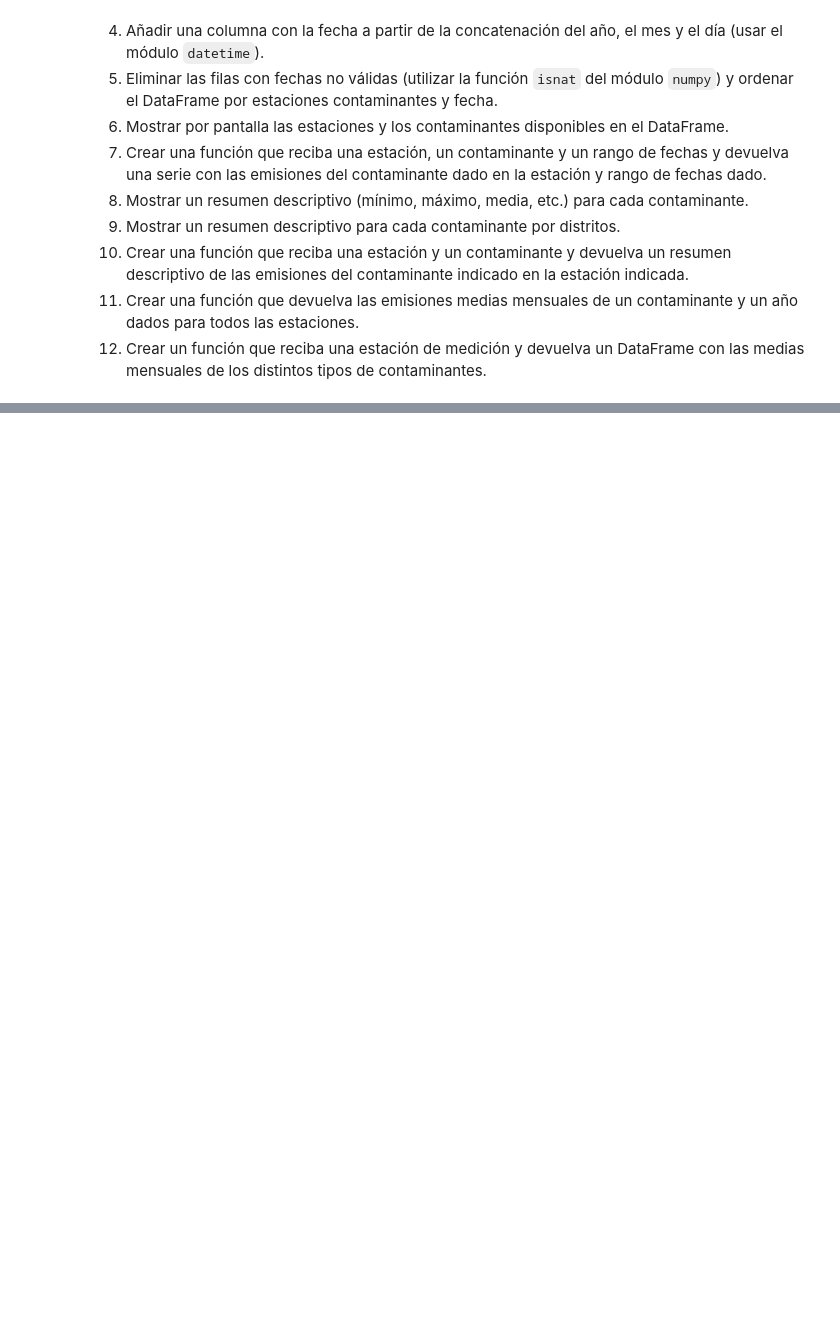
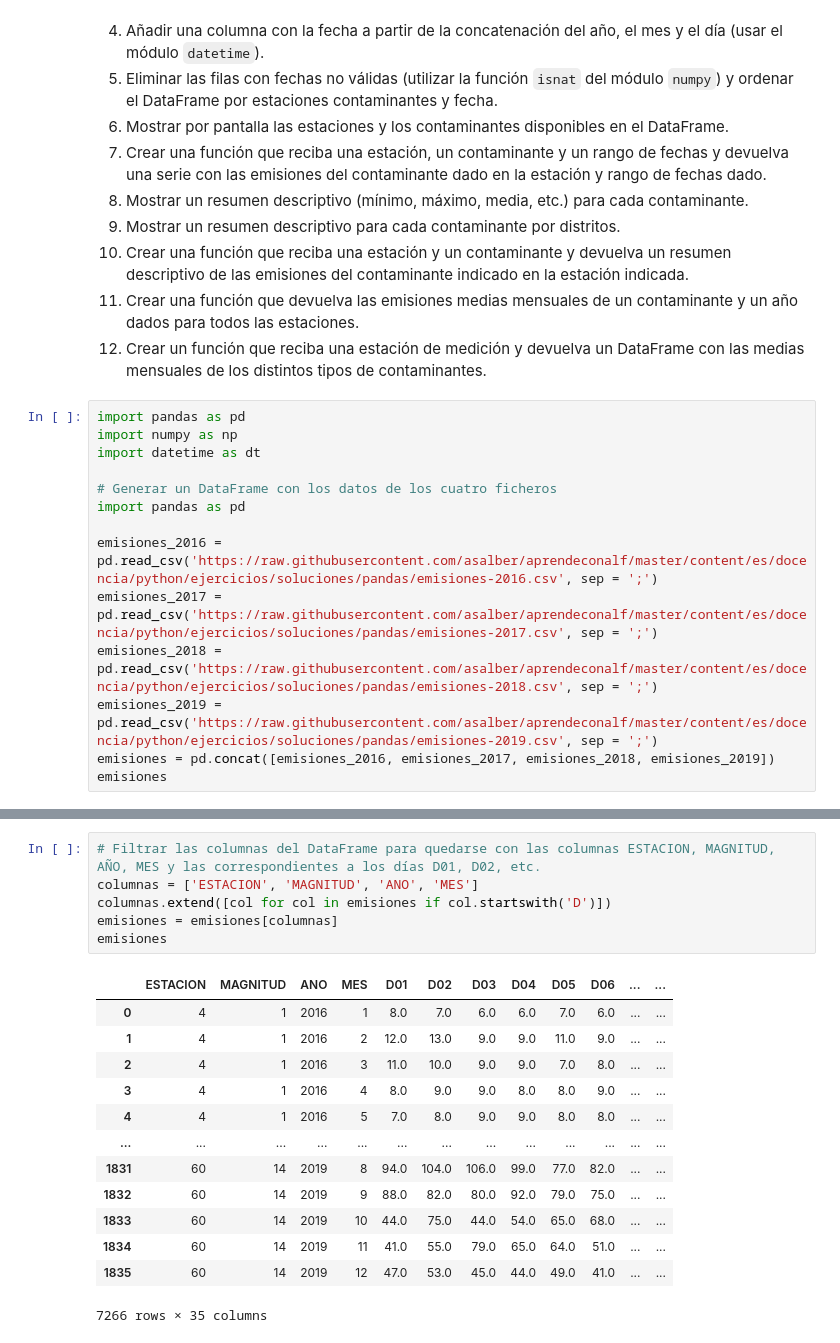
Before and after one commit to javipalanca/numpy_pandas, a Jupyter notebook: Ejercicios_Pandas_resueltos.ipynb, the cells around one changed output, grey strips where cells are left out. Saved outputs shown, nothing was run; the diff lists cells and outputs as text; blank space fills up the shorter version.

```diff
--- a/Ejercicios_Pandas_resueltos.ipynb
+++ b/Ejercicios_Pandas_resueltos.ipynb
@@ -411,3 +411,17 @@ Los ficheros [emisiones-2016.csv](https://raw.githubusercontent.com/asalber/apre
 10. Crear una función que reciba una estación y un contaminante y devuelva un resumen descriptivo de las emisiones del contaminante indicado en la estación indicada.
 11. Crear una función que devuelva las emisiones medias mensuales de un contaminante y un año dados para todos las estaciones.
 12. Crear un función que reciba una estación de medición y devuelva un DataFrame con las medias mensuales de los distintos tipos de contaminantes.
+# %%
+import pandas as pd
+import numpy as np
+import datetime as dt
+
+# Generar un DataFrame con los datos de los cuatro ficheros
+import pandas as pd
+
+emisiones_2016 = pd.read_csv('https://raw.githubusercontent.com/asalber/aprendeconalf/master/content/es/docencia/python/ejercicios/soluciones/pandas/emisiones-2016.csv', sep = ';')
+emisiones_2017 = pd.read_csv('https://raw.githubusercontent.com/asalber/aprendeconalf/master/content/es/docencia/python/ejercicios/soluciones/pandas/emisiones-2017.csv', sep = ';')
+emisiones_2018 = pd.read_csv('https://raw.githubusercontent.com/asalber/aprendeconalf/master/content/es/docencia/python/ejercicios/soluciones/pandas/emisiones-2018.csv', sep = ';')
+emisiones_2019 = pd.read_csv('https://raw.githubusercontent.com/asalber/aprendeconalf/master/content/es/docencia/python/ejercicios/soluciones/pandas/emisiones-2019.csv', sep = ';')
+emisiones = pd.concat([emisiones_2016, emisiones_2017, emisiones_2018, emisiones_2019])
+emisiones
@@ -413,0 +442,20 @@ Los ficheros [emisiones-2016.csv](https://raw.githubusercontent.com/asalber/apre
+# %%
+# Filtrar las columnas del DataFrame para quedarse con las columnas ESTACION, MAGNITUD, AÑO, MES y las correspondientes a los días D01, D02, etc.
+columnas = ['ESTACION', 'MAGNITUD', 'ANO', 'MES']
+columnas.extend([col for col in emisiones if col.startswith('D')])
+emisiones = emisiones[columnas]
+emisiones
+# %% [output]
+|  | ESTACION | MAGNITUD | ANO | MES | D01 | D02 | D03 | D04 | D05 | D06 | ... | ... |
+| 0 | 4 | 1 | 2016 | 1 | 8.0 | 7.0 | 6.0 | 6.0 | 7.0 | 6.0 | ... | ... |
+| 1 | 4 | 1 | 2016 | 2 | 12.0 | 13.0 | 9.0 | 9.0 | 11.0 | 9.0 | ... | ... |
+| 2 | 4 | 1 | 2016 | 3 | 11.0 | 10.0 | 9.0 | 9.0 | 7.0 | 8.0 | ... | ... |
+| 3 | 4 | 1 | 2016 | 4 | 8.0 | 9.0 | 9.0 | 8.0 | 8.0 | 9.0 | ... | ... |
+| 4 | 4 | 1 | 2016 | 5 | 7.0 | 8.0 | 9.0 | 9.0 | 8.0 | 8.0 | ... | ... |
+| ... | ... | ... | ... | ... | ... | ... | ... | ... | ... | ... | ... | ... |
+| 1831 | 60 | 14 | 2019 | 8 | 94.0 | 104.0 | 106.0 | 99.0 | 77.0 | 82.0 | ... | ... |
+| 1832 | 60 | 14 | 2019 | 9 | 88.0 | 82.0 | 80.0 | 92.0 | 79.0 | 75.0 | ... | ... |
+| 1833 | 60 | 14 | 2019 | 10 | 44.0 | 75.0 | 44.0 | 54.0 | 65.0 | 68.0 | ... | ... |
+| 1834 | 60 | 14 | 2019 | 11 | 41.0 | 55.0 | 79.0 | 65.0 | 64.0 | 51.0 | ... | ... |
+| 1835 | 60 | 14 | 2019 | 12 | 47.0 | 53.0 | 45.0 | 44.0 | 49.0 | 41.0 | ... | ... |
+7266 rows × 35 columns
```
Also changed, not shown: parts of 9 cells of this notebook, 2 other files.
